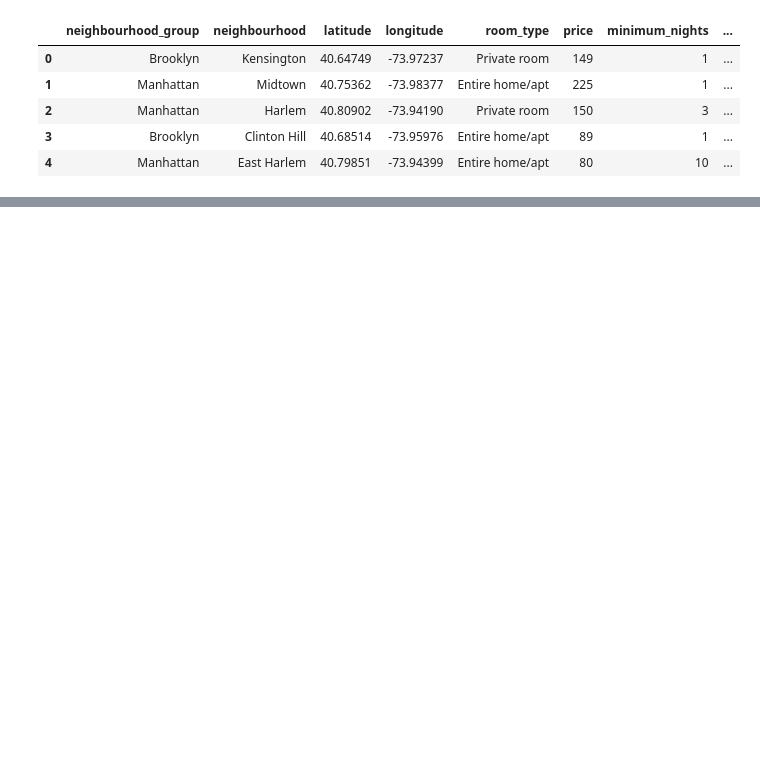
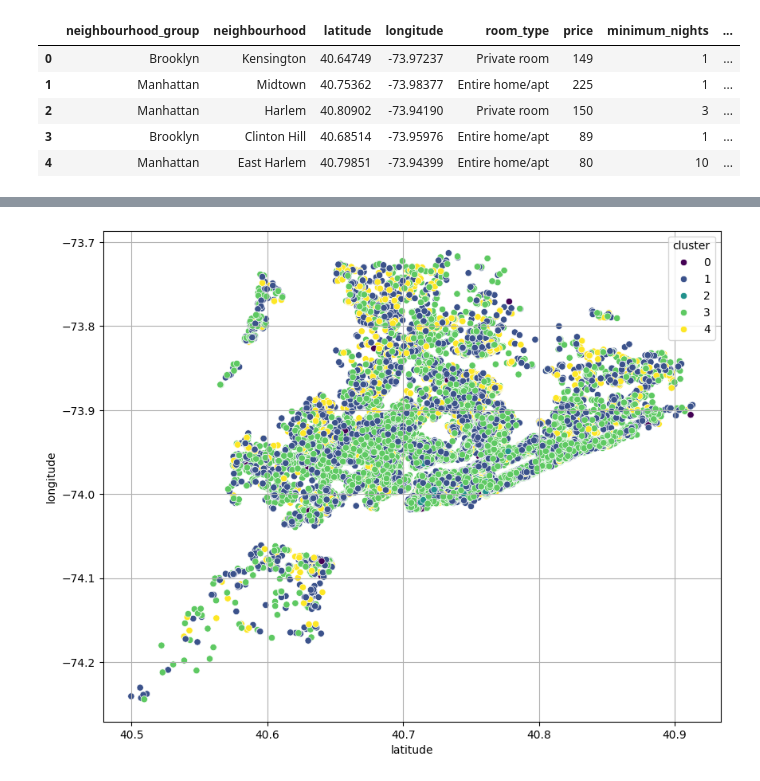
Before and after one commit to JoseDA0721/Ejercicio-Ebow, a Jupyter notebook: Taller_Prueba.ipynb, the cells around one changed output, grey strips where cells are left out. Drawn from its saved outputs; the diff is of its cells as text; code cells hidden in the pictures; blank space fills up the shorter version.

```diff
--- a/Taller_Prueba.ipynb
+++ b/Taller_Prueba.ipynb
@@ -362,0 +332,11 @@ plt.show()
+# %%
+# Establecer el tamaño de la figura para el gráfico de dispersión
+plt.figure(figsize=(10, 8))
+# Crear un gráfico de dispersión de 'latitude' frente a 'longitude', coloreado por 'cluster' con la paleta de colores 'viridis'
+sns.scatterplot(x='latitude', y='longitude', hue='cluster', data=df, palette='viridis')
+# Habilitar la cuadrícula en el gráfico
+plt.grid(True)
+# Mostrar el gráfico
+plt.show()
+# %% [output]
+[figure, added]
```
Also changed, not shown: parts of 46 cells of this notebook.
